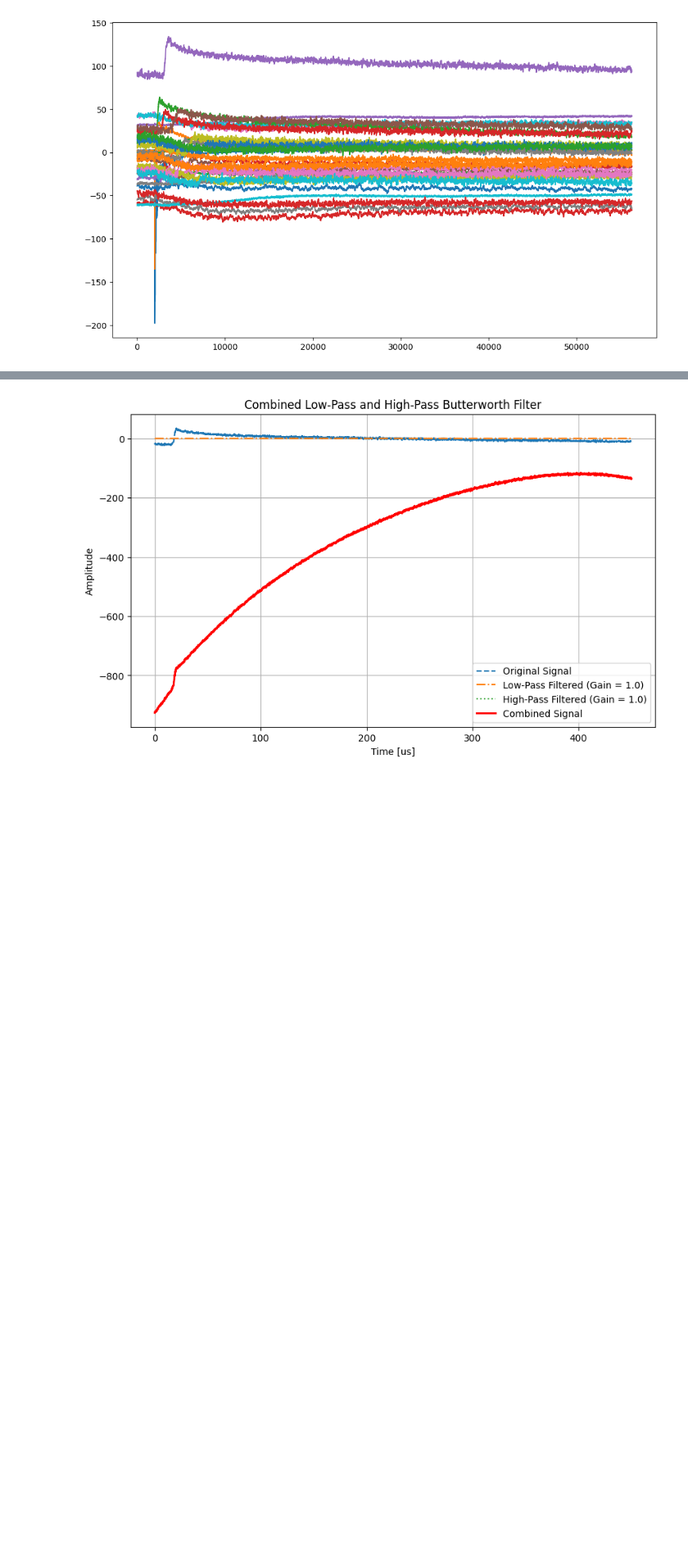
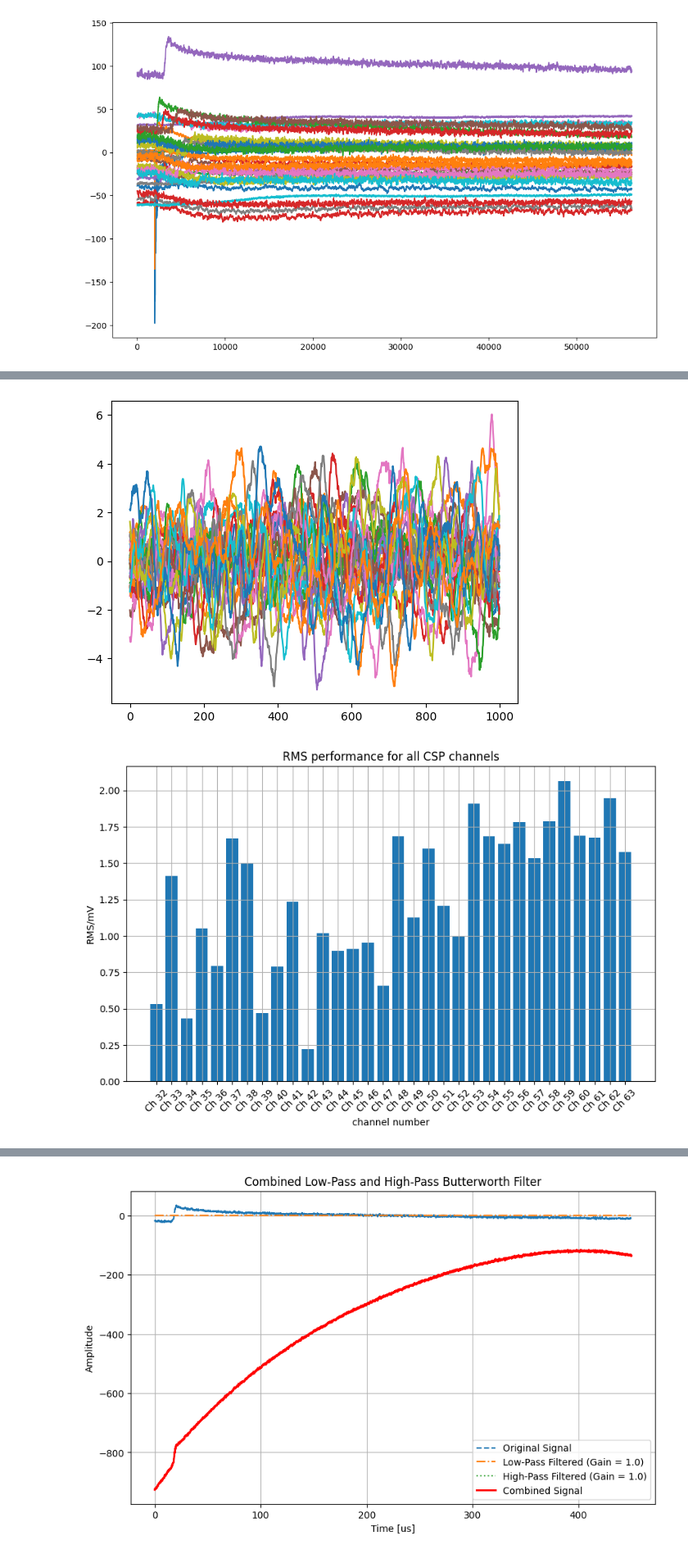
Before and after one commit to Eclipsedclaw/GramsAnalysis, a Jupyter notebook: other/microGRAMS_track_reconstruction_chbych.ipynb, the cells around one changed output, grey strips where cells are left out. Shown at 82% size. Saved outputs shown, nothing was run; the diff lists cells and outputs as text; code cells hidden in the pictures; blank space fills up the shorter version.

```diff
--- a/other/microGRAMS_track_reconstruction_chbych.ipynb
+++ b/other/microGRAMS_track_reconstruction_chbych.ipynb
@@ -242,3 +232,44 @@ first  1875  samples has an average: 3.259022681352993e-15 mV
+# %%
+
+def GRAMS_RMS(baseline_array):
+    """
+    Calculate the Root Mean Square (RMS) of a given array.
+
+    Parameters:
+    arr (list or np.array): Input array of numerical values.
+
+    Returns:
+    float: The RMS value of the array.
+    """
+    baseline_array = np.array(baseline_array)  # Ensure input is a numpy array
+    return np.sqrt(np.mean(baseline_array**2))
+
+
+RMS_data = []
+for i in range(32):
+    ch_array = event_data[f'ch{i+32}']
+    #print(ch_array[1800:2200])
+    baseline_array = baseline_correction(baseline_array = event_data[f'ch{i+32}'].to_numpy())
+    corrected_array = GRAMS_high_pass(baseline_array, filter_order=1, critical_frequency=0.001)
+    plt.plot(corrected_array[len(corrected_array)-1000:len(corrected_array)])
+    RMS_data.append(GRAMS_RMS(corrected_array[len(corrected_array)-1000:len(corrected_array)]))
+
+
+# Create the bar plot
+plt.figure(figsize=(10, 6))  # Set figure size
+plt.bar(range(len(RMS_data)), RMS_data)  # Generate the bar plot
+# Custom labels for x-axis (one for each element, can be any label like strings)
+custom_labels = [f"Ch {i+32}" for i in range(len(RMS_data))]
+# Customize x-axis ticks
+plt.xticks(ticks=range(len(RMS_data)), labels=custom_labels, rotation=45, fontsize=10)  # Set custom labels, rotate, and adjust font size
+plt.xlabel('channel number')  # Label for x-axis
+plt.ylabel('RMS/mV')          # Label for y-axis
+plt.title('RMS performance for all CSP channels')  # Plot title
+plt.grid(True)  # Add grid lines to the plot
+plt.show()  # Display the plot
+# %% [output]
+[figure, added]
+[figure, added]
 # %%
 import matplotlib.colors as mcolors
 import matplotlib.cm as cm
```
Also changed, not shown: parts of 11 cells of this notebook, 1 other file.
